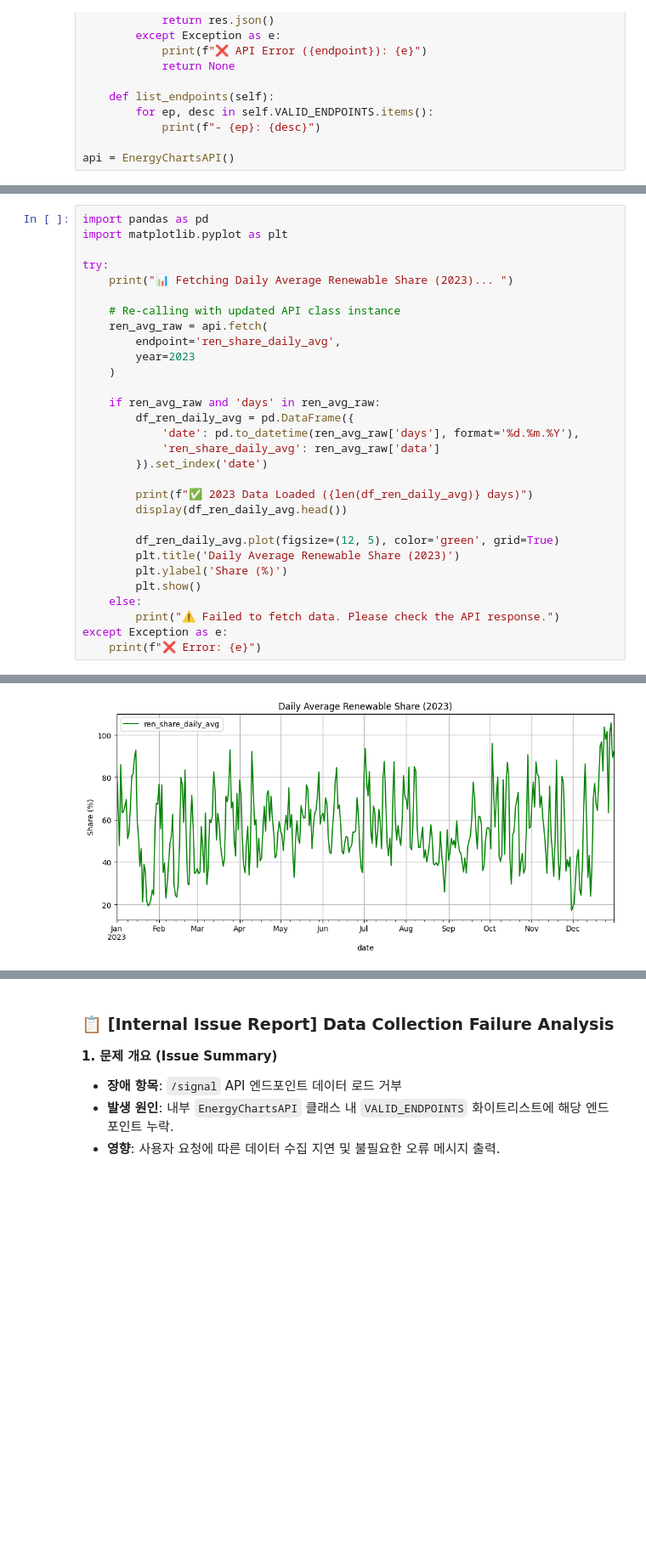
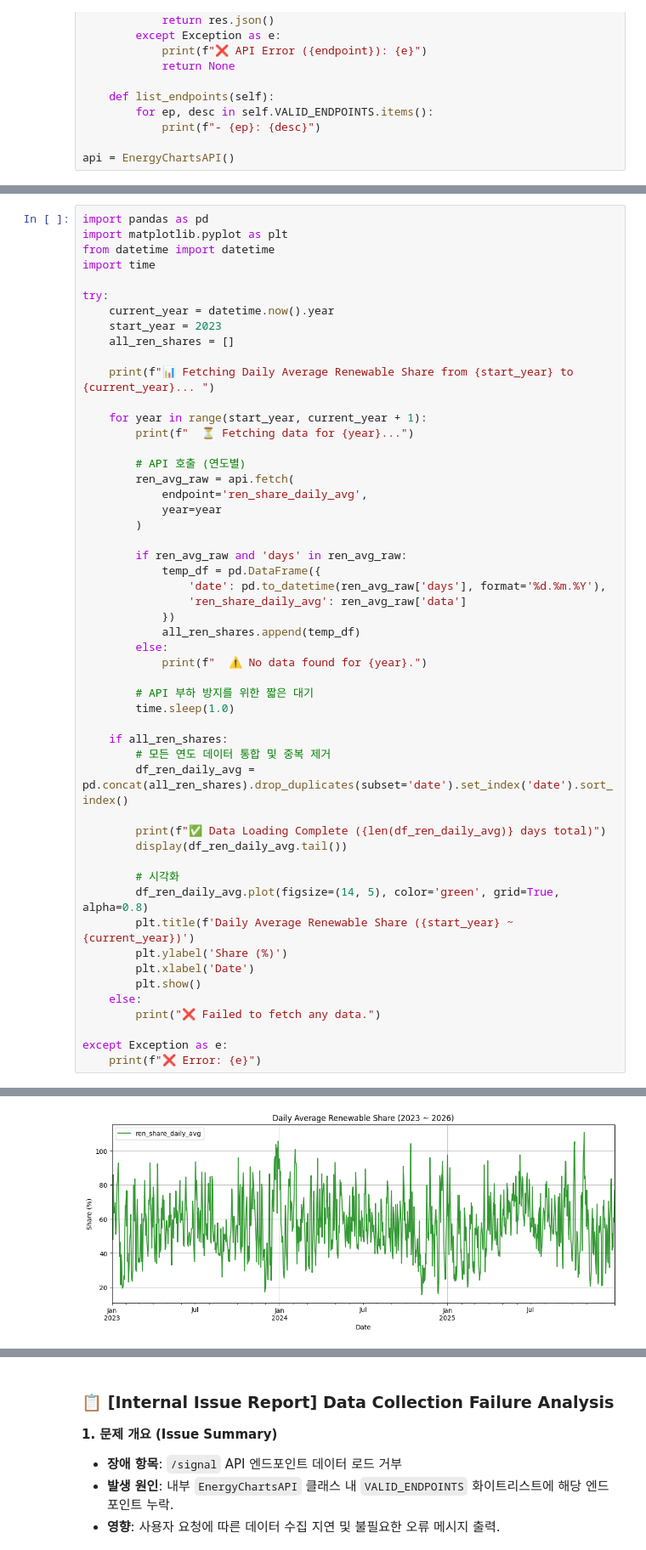
Before and after one commit to Giraffe-Shin/trading, a Jupyter notebook: 독일전력분석_데이터수집.ipynb, the cells around one changed output, grey strips where cells are left out. Shown at 85% size. Drawn from its saved outputs; the diff is of its cells as text; blank space fills up the shorter version.

```diff
--- a/독일전력분석_데이터수집.ipynb
+++ b/독일전력분석_데이터수집.ipynb
@@ -307,31 +319,53 @@ else:
 # %%
 import pandas as pd
 import matplotlib.pyplot as plt
+from datetime import datetime
+import time
 
 try:
-    print("📊 Fetching Daily Average Renewable Share (2023)... ")
+    current_year = datetime.now().year
+    start_year = 2023
+    all_ren_shares = []
 
-    # Re-calling with updated API class instance
-    ren_avg_raw = api.fetch(
-        endpoint='ren_share_daily_avg',
-        year=2023
-    )
+    print(f"📊 Fetching Daily Average Renewable Share from {start_year} to {current_year}... ")
 
-    if ren_avg_raw and 'days' in ren_avg_raw:
-        df_ren_daily_avg = pd.DataFrame({
-            'date': pd.to_datetime(ren_avg_raw['days'], format='%d.%m.%Y'),
-            'ren_share_daily_avg': ren_avg_raw['data']
-        }).set_index('date')
+    for year in range(start_year, current_year + 1):
+        print(f"  ⏳ Fetching data for {year}...")
 
-        print(f"✅ 2023 Data Loaded ({len(df_ren_daily_avg)} days)")
-        display(df_ren_daily_avg.head())
+        # API 호출 (연도별)
+        ren_avg_raw = api.fetch(
+            endpoint='ren_share_daily_avg',
+            year=year
+        )
 
-        df_ren_daily_avg.plot(figsize=(12, 5), color='green', grid=True)
-        plt.title('Daily Average Renewable Share (2023)')
+        if ren_avg_raw and 'days' in ren_avg_raw:
+            temp_df = pd.DataFrame({
+                'date': pd.to_datetime(ren_avg_raw['days'], format='%d.%m.%Y'),
+                'ren_share_daily_avg': ren_avg_raw['data']
+            })
+            all_ren_shares.append(temp_df)
+        else:
+            print(f"  ⚠️ No data found for {year}.")
+
+        # API 부하 방지를 위한 짧은 대기
+        time.sleep(1.0)
+
+    if all_ren_shares:
+        # 모든 연도 데이터 통합 및 중복 제거
+        df_ren_daily_avg = pd.concat(all_ren_shares).drop_duplicates(subset='date').set_index('date').sort_index()
+
+        print(f"✅ Data Loading Complete ({len(df_ren_daily_avg)} days total)")
+        display(df_ren_daily_avg.tail())
+
+        # 시각화
+        df_ren_daily_avg.plot(figsize=(14, 5), color='green', grid=True, alpha=0.8)
+        plt.title(f'Daily Average Renewable Share ({start_year} ~ {current_year})')
         plt.ylabel('Share (%)')
+        plt.xlabel('Date')
         plt.show()
     else:
-        print("⚠️ Failed to fetch data. Please check the API response.")
+        print("❌ Failed to fetch any data.")
+
 except Exception as e:
     print(f"❌ Error: {e}")
 # %% [output]
@@ -347,4 +387,4 @@ except Exception as e:
-[figure, old version]
+[figure, new version]
 # %%
 import pandas as pd
 import requests
```
Also changed, not shown: parts of 16 cells of this notebook.
